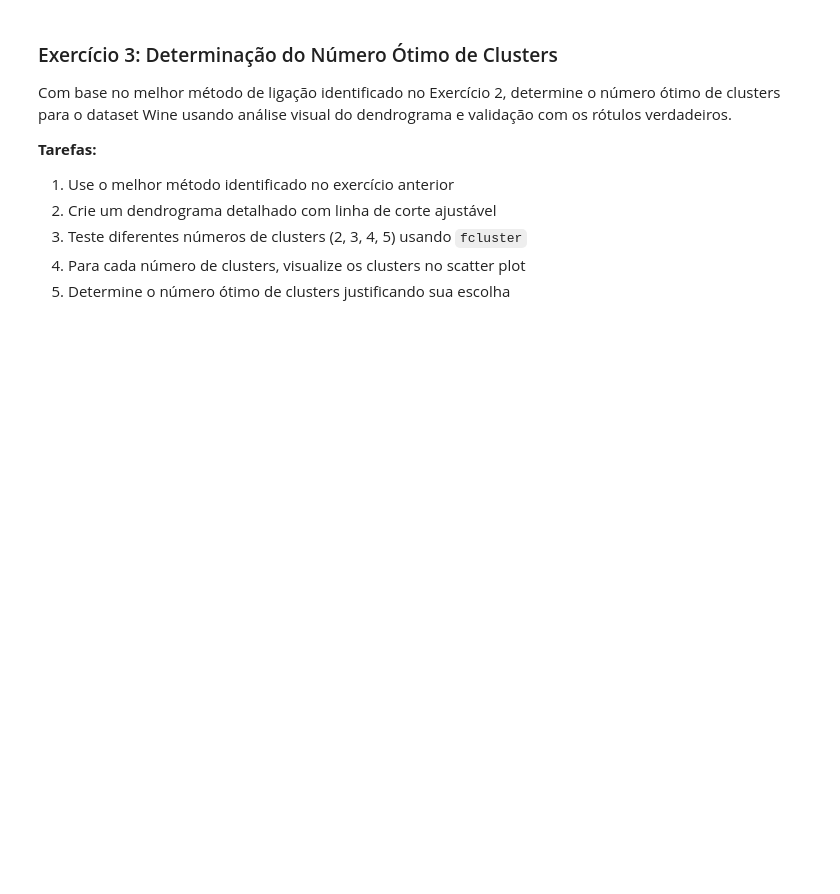
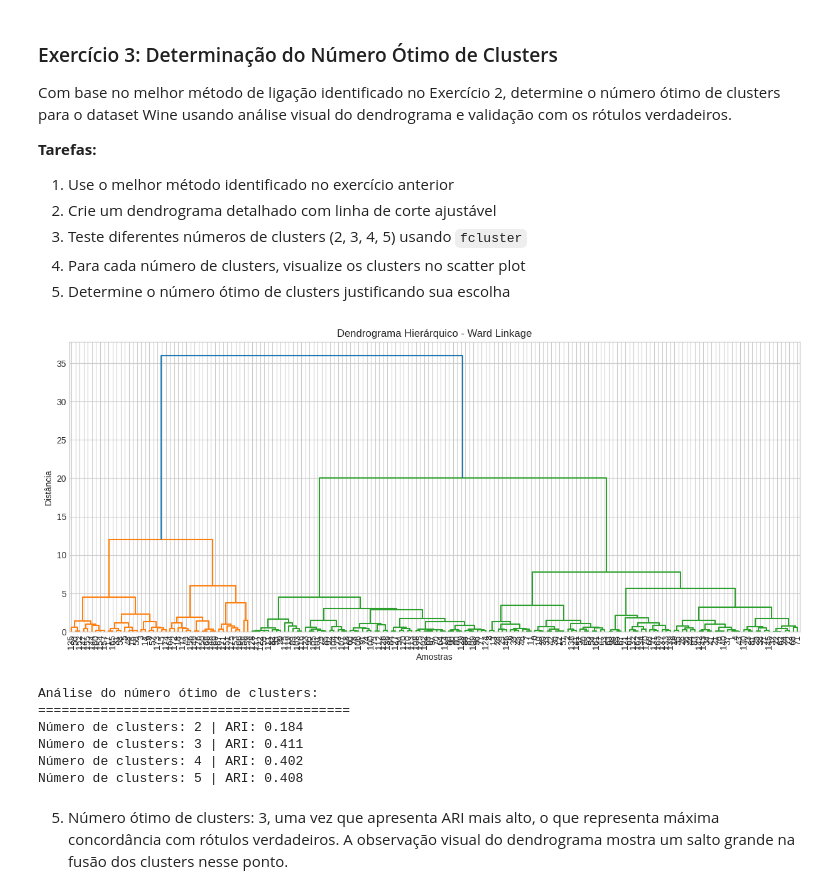
Before and after one commit to ellen-karol/unsupervised-learning, a Jupyter notebook: 03 - Hierarchical.ipynb, the cells around one changed output. Drawn from its saved outputs; the diff is of its cells as text; code cells hidden in the pictures; blank space fills up the shorter version.

```diff
--- a/03 - Hierarchical.ipynb
+++ b/03 - Hierarchical.ipynb
@@ -620,0 +670,55 @@ print("=" * 40)
+# %%
+# Exercício 3: Determinação do Número Ótimo de Clusters
+
+import pandas as pd
+import numpy as np
+import matplotlib.pyplot as plt
+from sklearn.datasets import load_wine
+from sklearn.preprocessing import StandardScaler
+from scipy.cluster.hierarchy import linkage, dendrogram, fcluster
+from sklearn.metrics import adjusted_rand_score
+
+# Carregar dataset Wine
+wine = load_wine()
+X = wine.data
+y_true = wine.target
+
+# Padronizar os dados
+scaler = StandardScaler()
+X_scaled = scaler.fit_transform(X)
+
+# 1. Use o melhor método do exercício anterior
+# best_method = 'Ward Linkage'
+
+# 2. Crie dendrograma com diferentes linhas de corte
+plt.figure(figsize=(15, 6))
+dendro = dendrogram(Z,
+                    truncate_mode=None,  # mostra todos os níveis
+                    leaf_rotation=90.,
+                    leaf_font_size=10.,
+                    color_threshold=None)  # linha de corte ajustável
+plt.title('Dendrograma Hierárquico - Ward Linkage')
+plt.xlabel('Amostras')
+plt.ylabel('Distância')
+plt.show()
+
+# 3. Teste diferentes números de clusters
+n_clusters_to_test = [2, 3, 4, 5]
+
+print("Análise do número ótimo de clusters:")
+print("=" * 40)
+
+for k in n_clusters_to_test:
+    clusters = fcluster(Z, k, criterion='maxclust')
+    ari = adjusted_rand_score(y_true, clusters)  # comparar com rótulos verdadeiros
+    print(f'Número de clusters: {k} | ARI: {ari:.3f}')
+# %% [output]
+[figure, added]
+Análise do número ótimo de clusters:
+========================================
+Número de clusters: 2 | ARI: 0.184
+Número de clusters: 3 | ARI: 0.411
+Número de clusters: 4 | ARI: 0.402
+Número de clusters: 5 | ARI: 0.408
+# %% [markdown]
+5. Número ótimo de clusters: 3, uma vez que apresenta ARI mais alto, o que representa máxima concordância com rótulos verdadeiros. A observação visual do dendrograma mostra um salto grande na fusão dos clusters nesse ponto.
```
Also changed, not shown: parts of 12 cells of this notebook.
